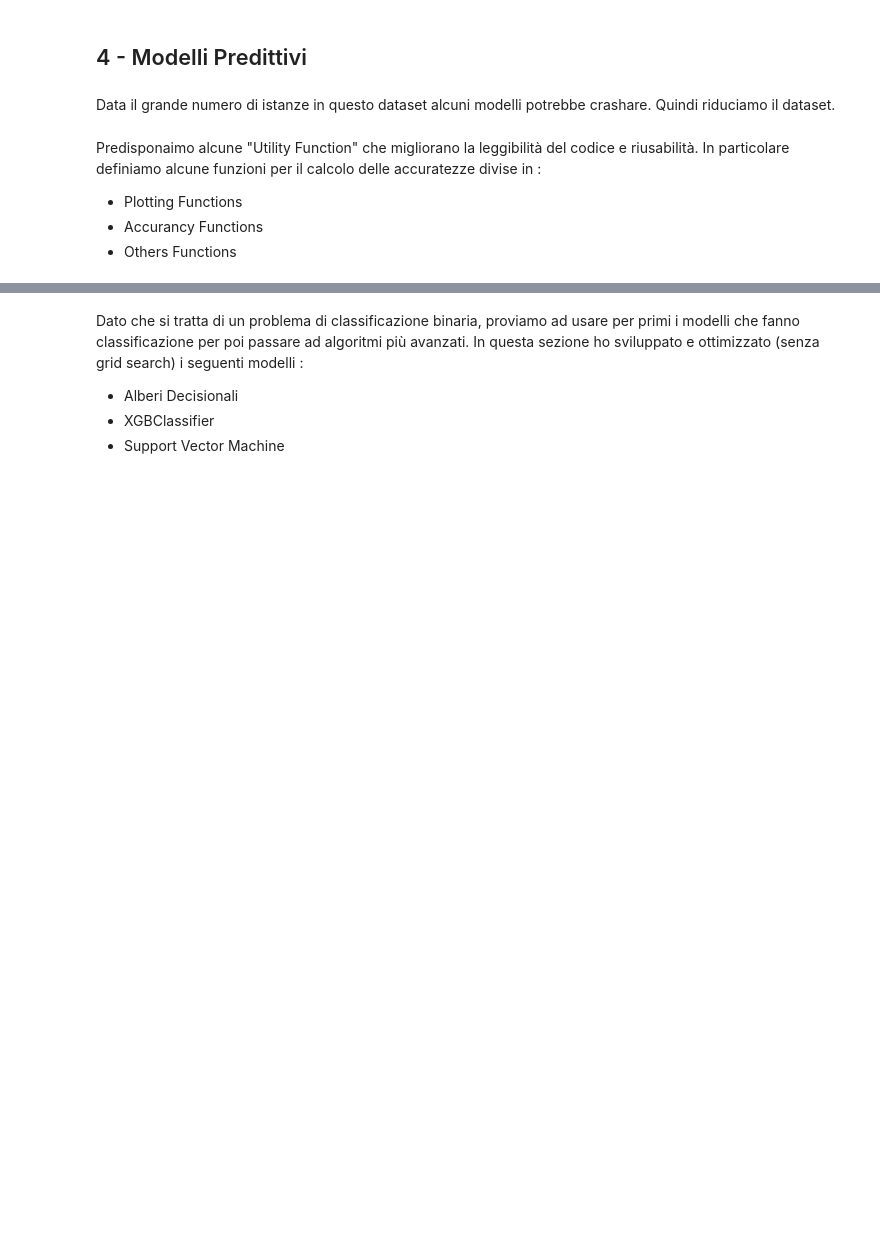
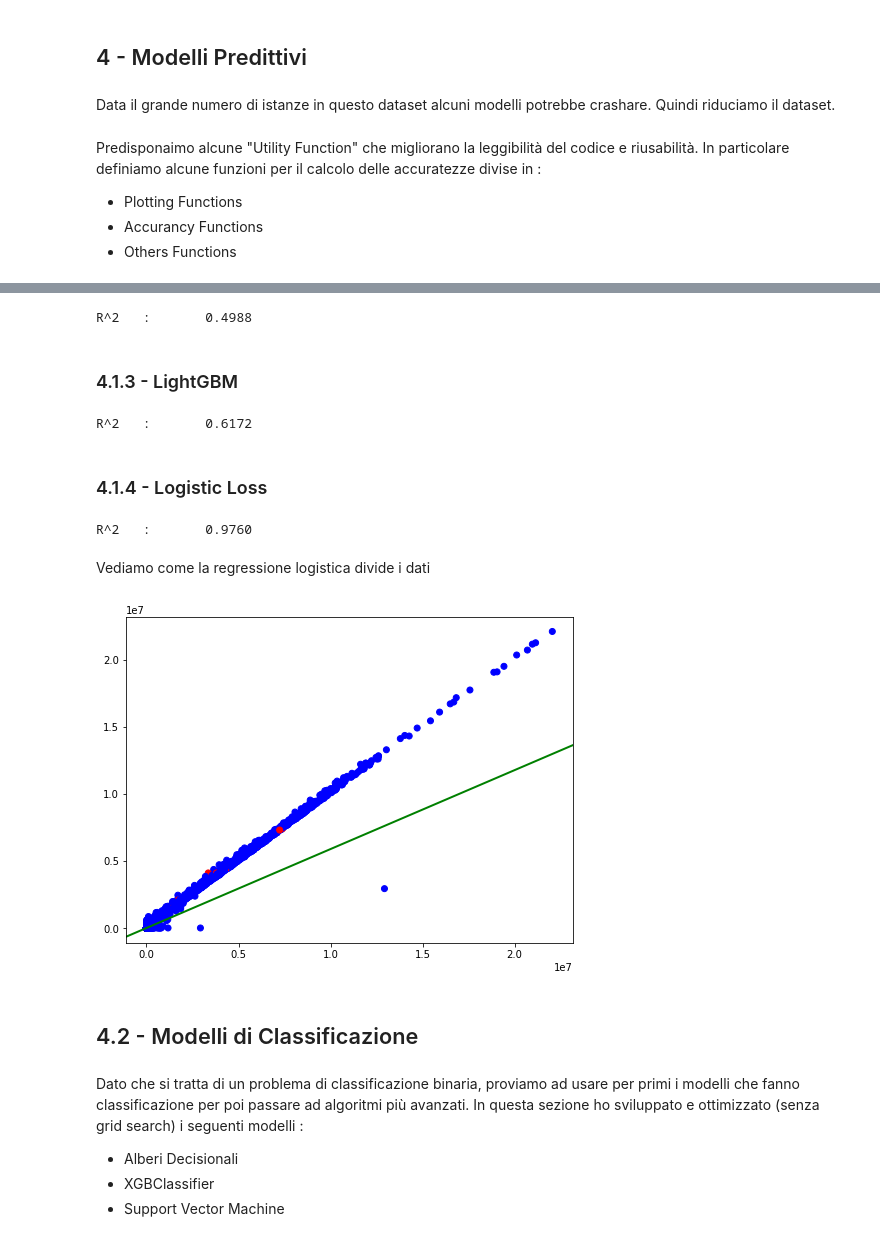
Before and after one commit to FedericoCampanozzi/FraudDetection, a Jupyter notebook: code/main.ipynb, the cells around one changed output, grey strips where cells are left out. Saved outputs shown, nothing was run; the diff lists cells and outputs as text; code cells hidden in the pictures; blank space fills up the shorter version.

```diff
--- a/code/main.ipynb
+++ b/code/main.ipynb
@@ -253,3 +286,67 @@ def print_matrix(classes, matrix, pad = 10):
+# %%
+from xgboost import XGBRegressor
+
+xgbm = XGBRegressor(objective='reg:squarederror',
+                    learning_rate = 0.01577,
+                    reg_lambda=0.008,
+                    reg_alpha=0.0001,
+                    n_estimators=1025)
+model = Pipeline([
+    ("preproc", preproc),
+    ("XGBRegressor", xgbm)
+])
+model.fit(X_train, y_train)
+print_eval_base(X_val, y_val, model)
+# %% [output]
+R^2   :       0.4988
+# %% [markdown]
+### 4.1.3 - LightGBM
+# %%
+from lightgbm import LGBMRegressor
+
+model = Pipeline([
+    ("preproc",preproc),
+    ("LGBM", LGBMRegressor(n_estimators=1200))
+])
+
+model.fit(X_train, y_train.values.ravel())
+print_eval_base(X_val, y_val, model)
+# %% [output]
+R^2   :       0.6172
+# %% [markdown]
+### 4.1.4 - Logistic Loss
+# %%
+from sklearn.linear_model import LogisticRegression
+
+model_RegLos = Pipeline([
+    ("preproc", preproc),
+    ("RegLoss", LogisticRegression(solver="saga", random_state=43, class_weight={1:45}, max_iter=100000))
+])
+
+model_RegLos.fit(X_train, y_train.values.ravel())
+
+print_eval_base(X_val, y_val, model_RegLos)
+# %% [output]
+R^2   :       0.9760
+# %% [markdown]
+Vediamo come la regressione logistica divide i dati
+# %%
+X_lr = transactions[["oldbalanceOrg","newbalanceOrig"]]
+y_lr = transactions[["isFraud"]]
+
+X_train_lr, X_val_lr, y_train_lr, y_val_lr = train_test_split(X_lr, y_lr, test_size=1/3, random_state=43)
+
+model_lr = Pipeline([
+    ("preproc", StandardScaler()),
+    ("LogisticRegression", LogisticRegression(solver="saga", random_state=42, class_weight={1:45}, max_iter=100000))
+])
+
+model_lr.fit(X_train_lr, y_train_lr.values.ravel())
+plot_separator_on_data(X_val_lr, y_val_lr, model_lr.named_steps["LogisticRegression"]);
+# %% [output]
+[figure, added]
+# %% [markdown]
+## 4.2 - Modelli di Classificazione
 # %% [markdown]
 Dato che si tratta di un problema di classificazione binaria, proviamo ad usare per primi i modelli che fanno classificazione per poi passare ad algoritmi più avanzati. In questa sezione ho sviluppato e ottimizzato (senza grid search) i seguenti modelli :
 - Alberi Decisionali
```
Also changed, not shown: parts of 37 cells of this notebook.
